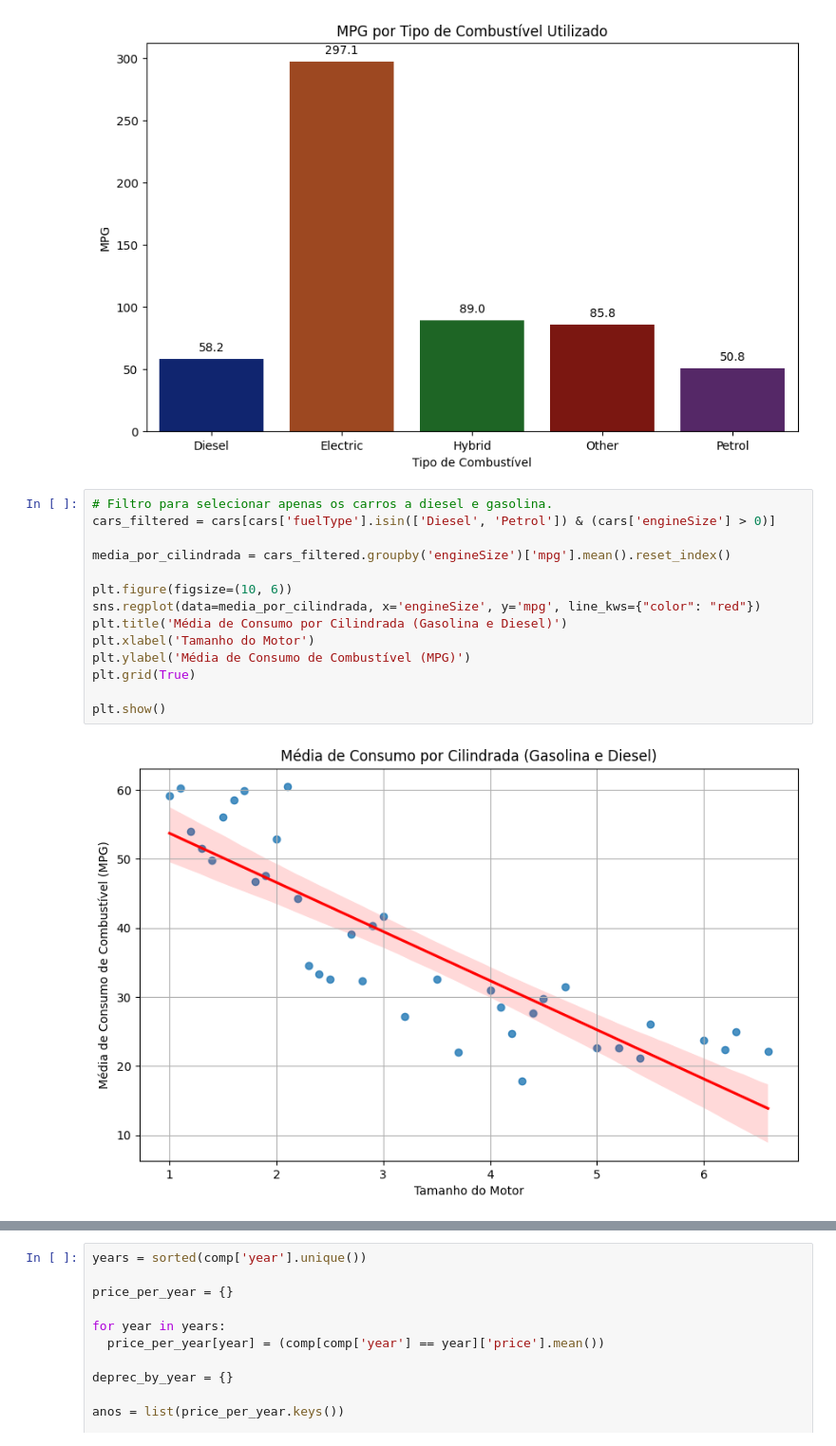
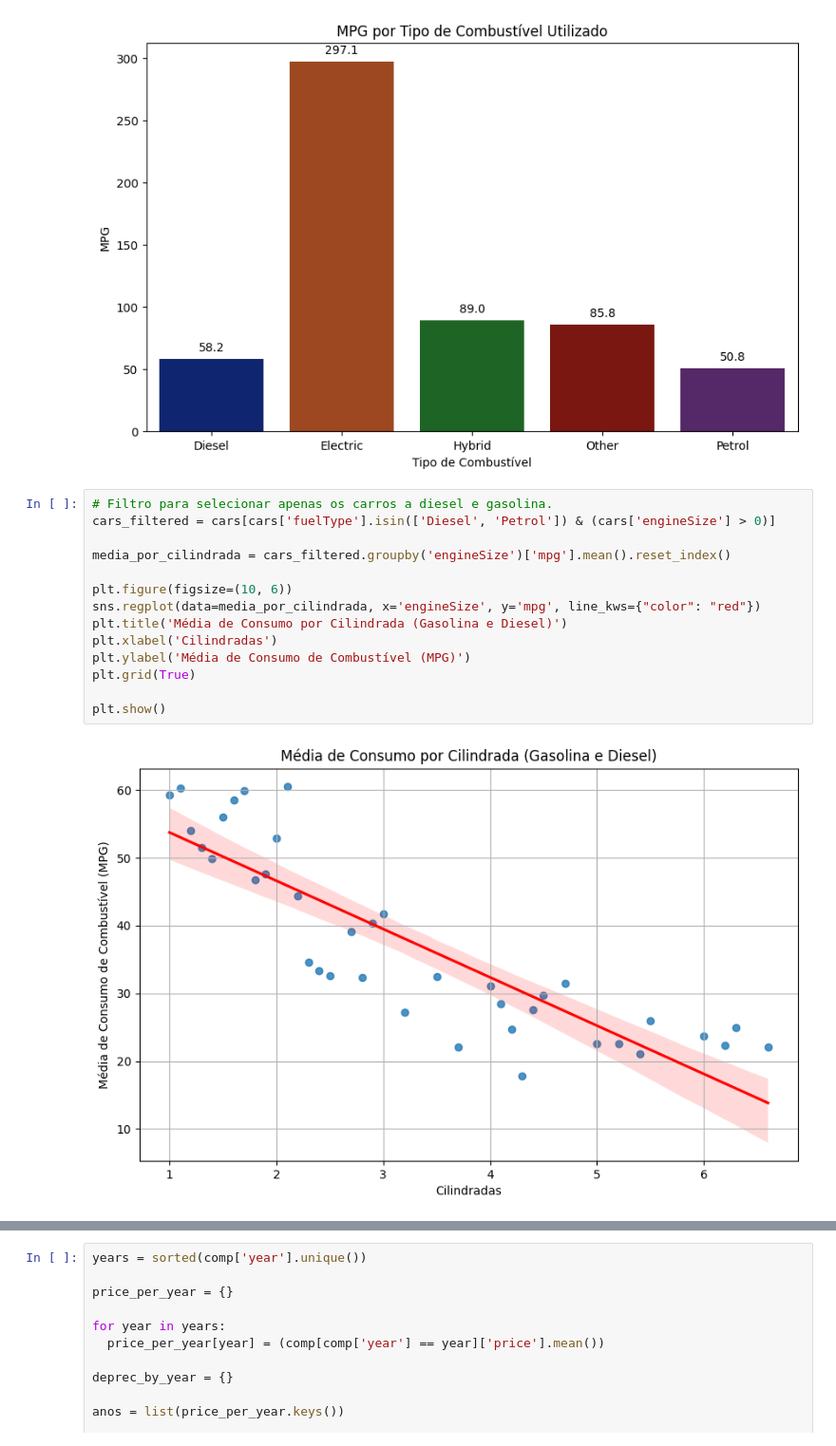
Before and after one commit to Kauefranca/desafios-jacto, a Jupyter notebook: desafio-1/Cars_Analysis.ipynb, the cells around one changed output, grey strips where cells are left out. Shown at 95% size. Cells and saved outputs as stored; diff of their text form.

```diff
--- a/desafio-1/Cars_Analysis.ipynb
+++ b/desafio-1/Cars_Analysis.ipynb
@@ -113,18 +113,18 @@ plt.show()
 # %%
 # Filtro para selecionar apenas os carros a diesel e gasolina.
 cars_filtered = cars[cars['fuelType'].isin(['Diesel', 'Petrol']) & (cars['engineSize'] > 0)]
 
 media_por_cilindrada = cars_filtered.groupby('engineSize')['mpg'].mean().reset_index()
 
 plt.figure(figsize=(10, 6))
 sns.regplot(data=media_por_cilindrada, x='engineSize', y='mpg', line_kws={"color": "red"})
 plt.title('Média de Consumo por Cilindrada (Gasolina e Diesel)')
-plt.xlabel('Tamanho do Motor')
+plt.xlabel('Cilindradas')
 plt.ylabel('Média de Consumo de Combustível (MPG)')
 plt.grid(True)
 
 plt.show()
 # %% [output]
-[figure, old version]
+[figure, new version]
 # %%
 # Filtrar carros para compara-los através dos anos.
```
Also changed, not shown: parts of 2 cells of this notebook.
